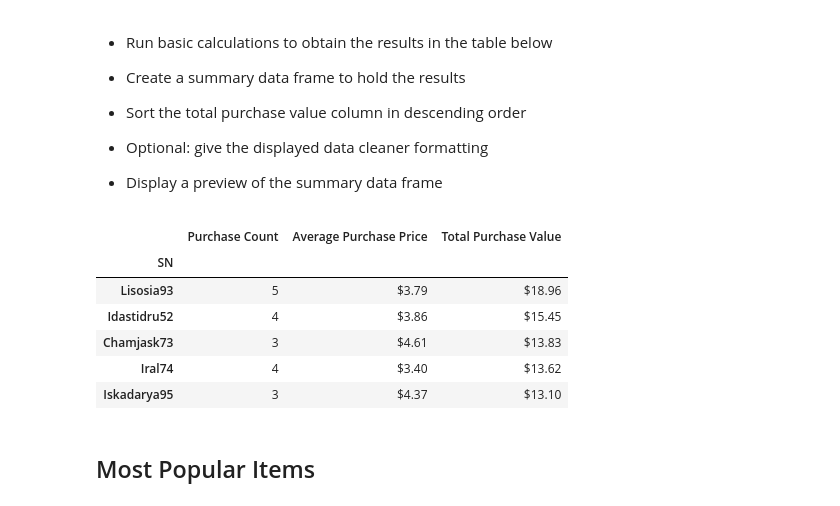
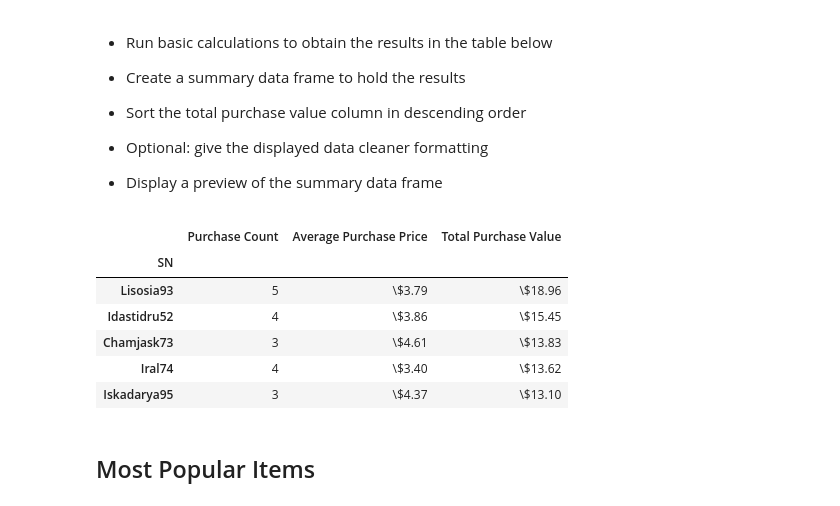
Before and after one commit to lorijta92/Pandas-GameSales, a Jupyter notebook: HeroesOfPymoli_final.ipynb, the cells around one changed output. Cells and saved outputs as stored; diff of their text form; code cells hidden in the pictures.

```diff
--- a/HeroesOfPymoli_final.ipynb
+++ b/HeroesOfPymoli_final.ipynb
@@ -264,32 +264,32 @@ purchase_analysis_age_df
 # %%
 # Group by screen names
 top_spenders_group = purchase_data.groupby('SN')
 
 # Find the purchase count, average purchase price, and total purchase value
 top_ct = top_spenders_group['Price'].count()
 top_avg = top_spenders_group['Price'].mean()
 top_sum = top_spenders_group['Price'].sum()
 
 # Place in data frame
 top_spenders_df = pd.DataFrame({'Purchase Count':top_ct,
                                 'Average Purchase Price':top_avg,
                                 'Total Purchase Value':top_sum})
 
 # Sort by descending order and format
 top_spenders_df = top_spenders_df.sort_values('Total Purchase Value',ascending=False)
 
 # Format data frame with mapping
-top_spenders_df['Average Purchase Price'] = top_spenders_df['Average Purchase Price'].map("${:.2f}".format)
-top_spenders_df['Total Purchase Value'] = top_spenders_df['Total Purchase Value'].map("${:.2f}".format)
+top_spenders_df['Average Purchase Price'] = top_spenders_df['Average Purchase Price'].map("\${:.2f}".format)
+top_spenders_df['Total Purchase Value'] = top_spenders_df['Total Purchase Value'].map("\${:.2f}".format)
 top_spenders_df.head(5)
 # %% [output]
 |  | Purchase Count | Average Purchase Price | Total Purchase Value |
 | SN |  |  |  |
-| Lisosia93 | 5 | $3.79 | $18.96 |
-| Idastidru52 | 4 | $3.86 | $15.45 |
-| Chamjask73 | 3 | $4.61 | $13.83 |
-| Iral74 | 4 | $3.40 | $13.62 |
-| Iskadarya95 | 3 | $4.37 | $13.10 |
+| Lisosia93 | 5 | \$3.79 | \$18.96 |
+| Idastidru52 | 4 | \$3.86 | \$15.45 |
+| Chamjask73 | 3 | \$4.61 | \$13.83 |
+| Iral74 | 4 | \$3.40 | \$13.62 |
+| Iskadarya95 | 3 | \$4.37 | \$13.10 |
 # %% [markdown]
 ## Most Popular Items
 # %% [markdown]
```
Also changed, not shown: parts of 5 cells of this notebook.
